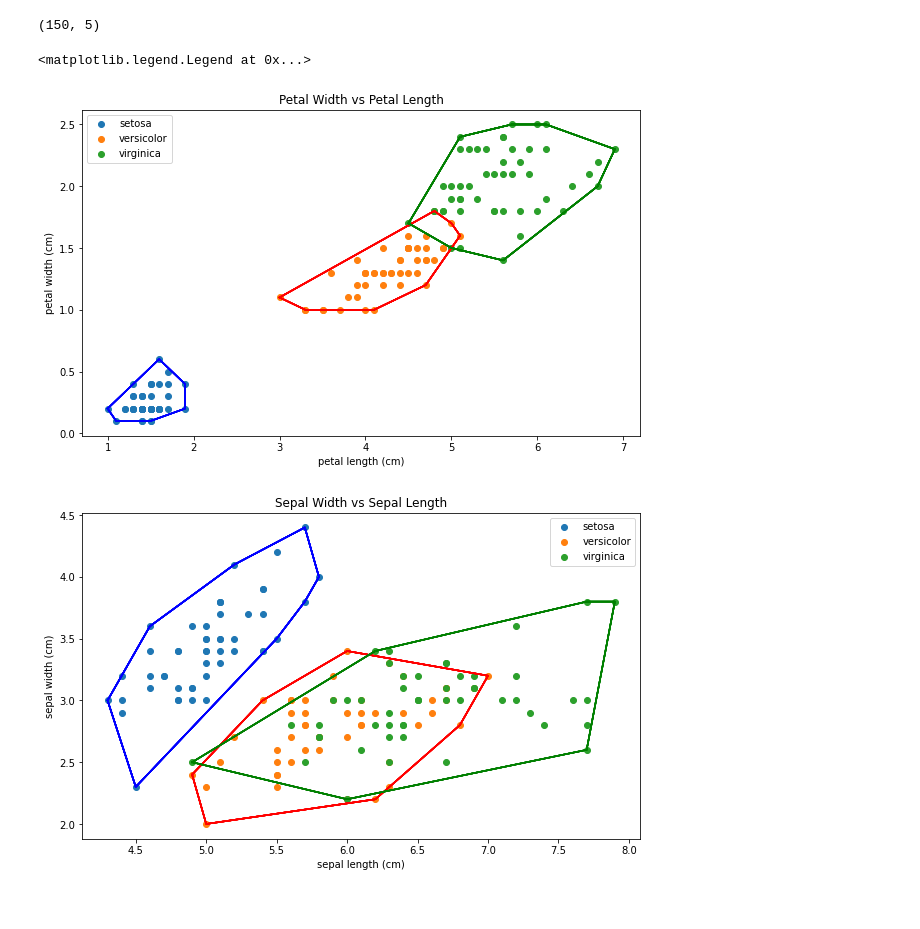
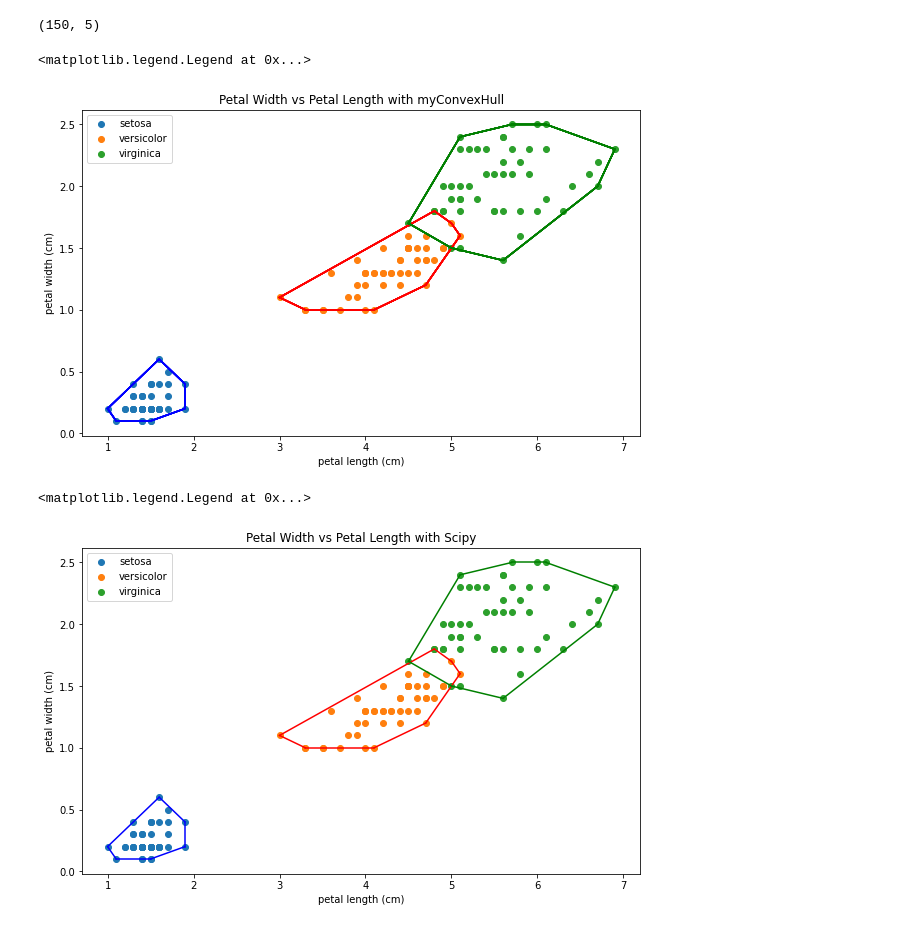
Before and after one commit to DzakyFattan/dnc-myConvexHull, a Jupyter notebook: src/myConvexHull.ipynb, the cells around one changed output. Cells and saved outputs as stored; diff of their text form; code cells hidden in the pictures.

```diff
--- a/src/myConvexHull.ipynb
+++ b/src/myConvexHull.ipynb
@@ -159,45 +160,46 @@ def myConvexHull(hull):
 # %%
 # IMPORT DATA IRIS (MENGIKUTI SPEK TUCIL 2)
 data = datasets.load_iris()
 # create a DataFrame
 df = pd.DataFrame(data.data, columns=data.feature_names)
 df['Target'] = pd.DataFrame(data.target)
 print(df.shape)
 df.head()
 
-# PERSIAPAN DATA, PEMANGGILAN FUNGSI CONVEXHULL
+# PERSIAPAN DATA, PEMANGGILAN FUNGSI MYCONVEXHULL
 plt.figure(figsize=(10, 6))
 colors = ['b', 'r', 'g']
-plt.title('Petal Width vs Petal Length')
+plt.title('Petal Width vs Petal Length with myConvexHull')
 plt.xlabel(data.feature_names[2])
 plt.ylabel(data.feature_names[3])
 for i in range(len(data.target_names)):
     bucket = df[df['Target'] == i]
     bucket = bucket.iloc[:, [2, 3]].values
     # bagian ini diganti dengan hasil implementasi ConvexHull Divide & Conquer
     hull = myConvexHull(bucket)
+    hullscipy = ConvexHull(bucket)
     plt.scatter(bucket[:, 0], bucket[:, 1], label=data.target_names[i])
     for e in hull:
         plt.plot(hull[:, 0], hull[:, 1], colors[i])
 plt.legend()
-
-# PERSIAPAN DATA, PEMANGGILAN FUNGSI CONVEXHULL
-plt.figure(figsize=(10, 6))
-colors = ['b', 'r', 'g']
-plt.title('Sepal Width vs Sepal Length')
-plt.xlabel(data.feature_names[0])
-plt.ylabel(data.feature_names[1])
-for i in range(len(data.target_names)):
-    bucket = df[df['Target'] == i]
-    bucket = bucket.iloc[:, [0, 1]].values
-    # bagian ini diganti dengan hasil implementasi ConvexHull Divide & Conquer
-    hull = myConvexHull(bucket)
-    plt.scatter(bucket[:, 0], bucket[:, 1], label=data.target_names[i])
-    for e in hull:
-        plt.plot(hull[:, 0], hull[:, 1], colors[i])
-plt.legend()
 # %% [output]
 (150, 5)
 <matplotlib.legend.Legend at 0x...>
-[figure, old version]
+[figure, new version]
-[figure, removed]
+# %%
+# PERSIAPAN DATA, PEMANGGILAN FUNGSI CONVEXHULL DARI SCIPY
+plt.figure(figsize=(10, 6))
+plt.title('Petal Width vs Petal Length with Scipy')
+plt.xlabel(data.feature_names[2])
+plt.ylabel(data.feature_names[3])
+for i in range(len(data.target_names)):
+    bucket = df[df['Target'] == i]
+    bucket = bucket.iloc[:, [2, 3]].values
+    hullscipy = ConvexHull(bucket)
+    plt.scatter(bucket[:, 0], bucket[:, 1], label=data.target_names[i])
+    for simplex in hullscipy.simplices:
+        plt.plot(bucket[simplex, 0], bucket[simplex, 1], colors[i])
+plt.legend()
+# %% [output]
+<matplotlib.legend.Legend at 0x...>
+[figure, added]
```
Also changed, not shown: parts of 7 cells of this notebook, 1 other file.
